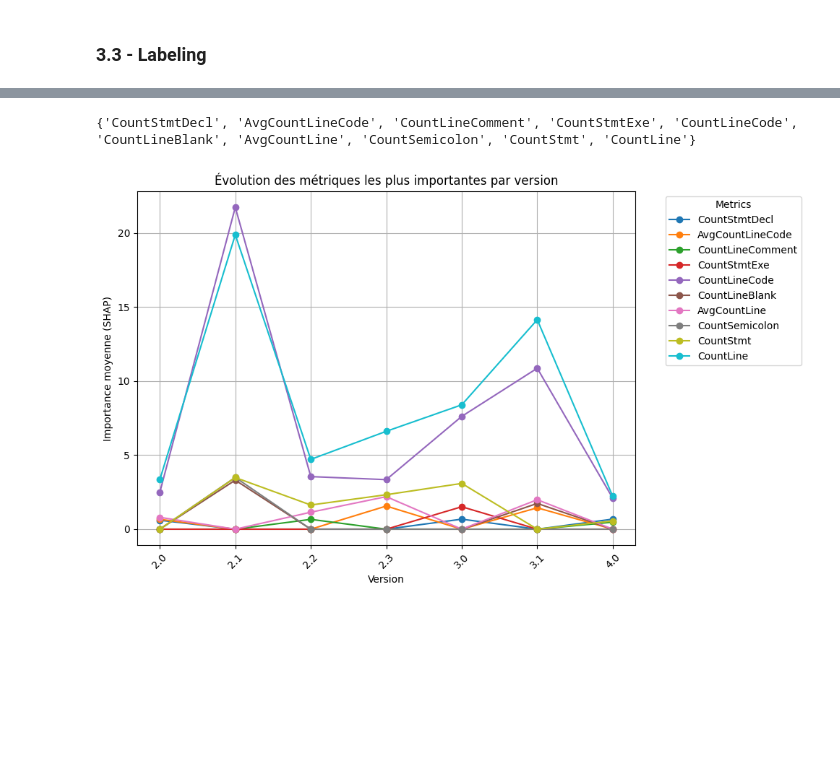
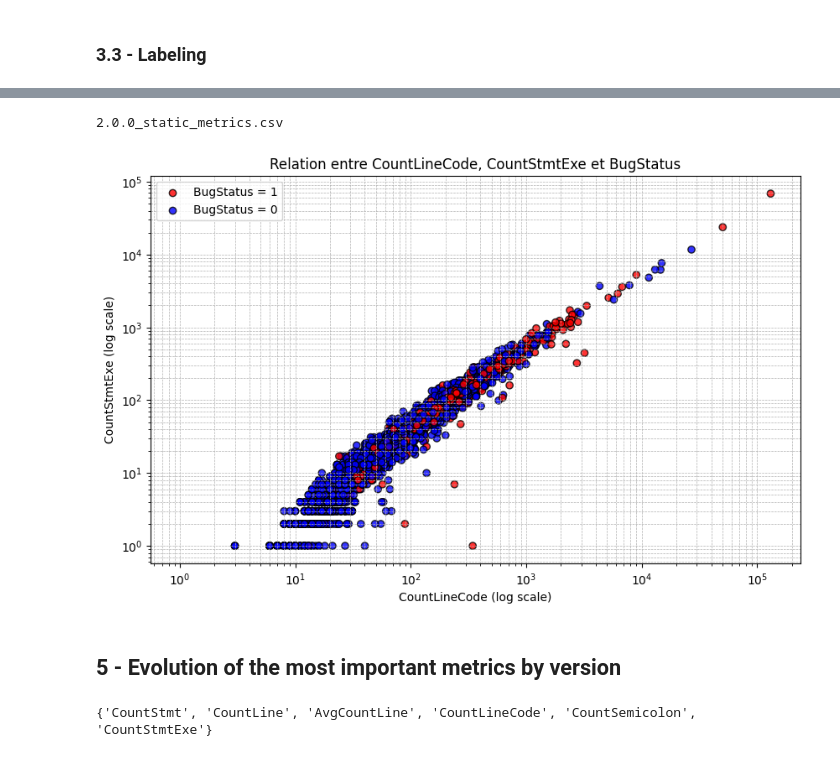
Before and after one commit to IamMoShi/MGL869-Lab-Hive, a Jupyter notebook: run.ipynb, the cells around one changed output, grey strips where cells are left out. Drawn from its saved outputs; the diff is of its cells as text; code cells hidden in the pictures; blank space fills up the shorter version.

```diff
--- a/run.ipynb
+++ b/run.ipynb
@@ -341,3 +330,30 @@ for key in logistic_regression_models:
+# %%
+versions: list = list(data_dict.keys())
+print(versions[0])
+data_2_0_0 = data_dict[versions[0]]
+
+plt.figure(figsize=(10, 6))
+colors = data_2_0_0['BugStatus'].map({0: 'blue', 1: 'red'})  # BugStatus=1 en rouge, 0 en bleu
+plt.scatter(data_2_0_0['CountLineCode'], data_2_0_0['CountStmtExe'], c=colors, alpha=0.8, edgecolors='k')
+
+plt.xscale('log')
+plt.yscale('log')
+
+plt.xlabel('CountLineCode (log scale)')
+plt.ylabel('CountStmtExe (log scale)')
+plt.title('Relation entre CountLineCode, CountStmtExe et BugStatus')
+plt.grid(True, which='both', linestyle='--', linewidth=0.5)
+
+plt.scatter([], [], c='red', label='BugStatus = 1', alpha=0.8, edgecolors='k')
+plt.scatter([], [], c='blue', label='BugStatus = 0', alpha=0.8, edgecolors='k')
+plt.legend()
+
+plt.show()
+# %% [output]
+2.0.0_static_metrics.csv
+[figure, added]
+# %% [markdown]
+## 5 - Evolution of the most important metrics by version
 # %%
 best_metrics = set()
 metrics_values = {}
@@ -350,7 +366,7 @@ for key in shap_values_versions.keys():
     # Calculer l'importance moyenne absolue des SHAP values pour chaque feature
     shap_mean_importance = np.abs(shap_values.values).mean(axis=0)
     # Trouver les indices des deux features les plus importantes
-    top_2_indices = np.argsort(shap_mean_importance)[-5:][::-1]
+    top_2_indices = np.argsort(shap_mean_importance)[-3:][::-1]
     # Extraire les noms et les valeurs des deux features les plus importantes
     top_2_features = []
     for i in top_2_indices:
@@ -361,39 +377,4 @@ print(best_metrics)
 
 #
 # %% [output]
-{'CountStmtDecl', 'AvgCountLineCode', 'CountLineComment', 'CountStmtExe', 'CountLineCode', 'CountLineBlank', 'AvgCountLine', 'CountSemicolon', 'CountStmt', 'CountLine'}
+{'CountStmt', 'CountLine', 'AvgCountLine', 'CountLineCode', 'CountSemicolon', 'CountStmtExe'}
-# %%
-# Créer un DataFrame pour organiser les données
-df_metrics = pd.DataFrame(columns=['version'] + list(best_metrics))
-for version, features in metrics_values.items():
-    row = {'version': version}
-    for metric_name, metric_value in features:
-        row[metric_name] = metric_value
-    df_metrics = pd.concat([df_metrics, pd.DataFrame([row])], ignore_index=True)
-df_metrics = df_metrics.fillna(0)
-
-# Tracer le graphique
-plt.figure(figsize=(10, 6))
-for metric in best_metrics:
-    if metric in df_metrics:
-        plt.plot(
-            df_metrics['version'],
-            df_metrics[metric],
-            label=metric,
-            marker='o'
-        )
-
-# Ajouter des détails au graphique
-plt.xlabel('Version')
-plt.ylabel('Importance moyenne (SHAP)')
-plt.title('Évolution des métriques les plus importantes par version')
-plt.legend(title='Metrics', bbox_to_anchor=(1.05, 1), loc='upper left')
-plt.xticks(rotation=45)
-plt.grid(True)
-plt.tight_layout()
-
-# Sauvegarder et afficher le graphique
-plt.savefig('metrics_evolution_plot.png')
-plt.show()
-# %% [output]
-[figure, removed]
```
Also changed, not shown: parts of 35 cells of this notebook, 7 other files.
